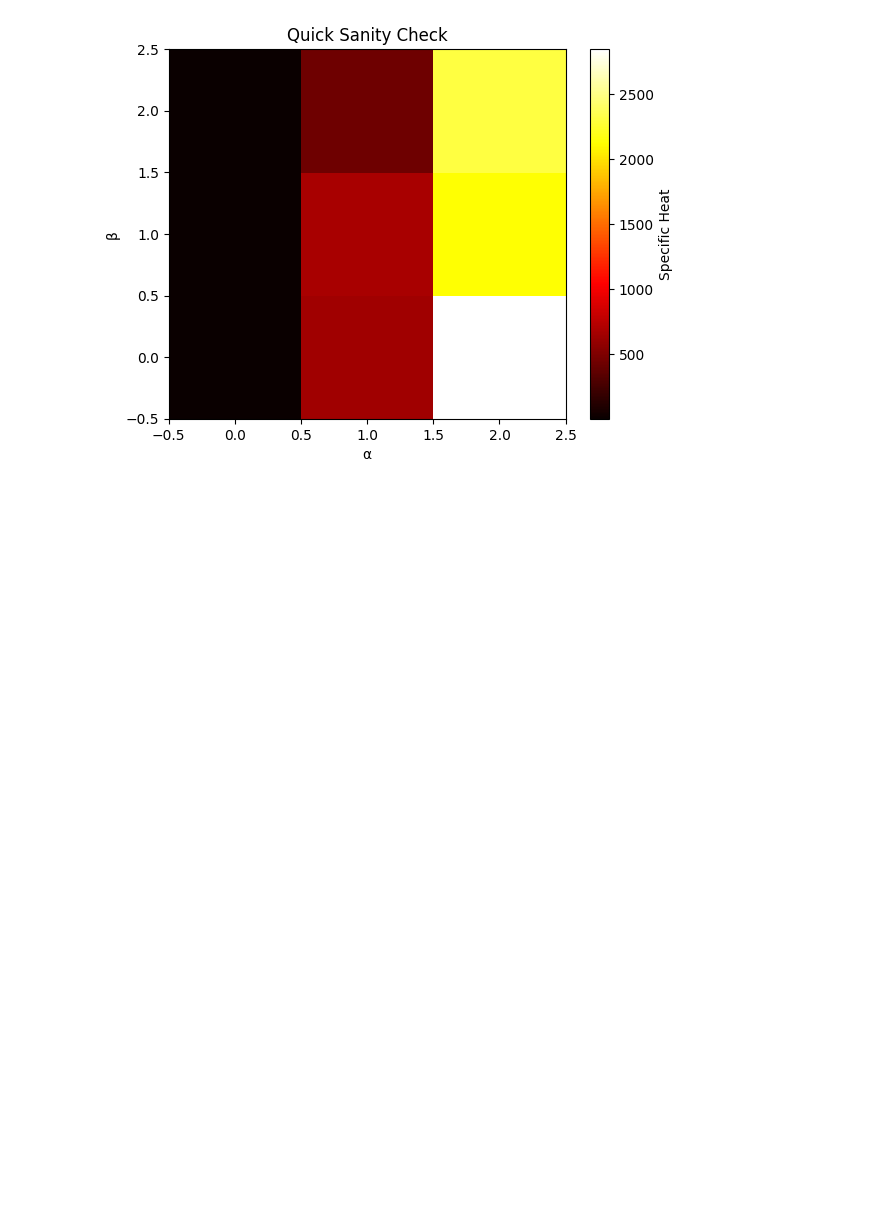
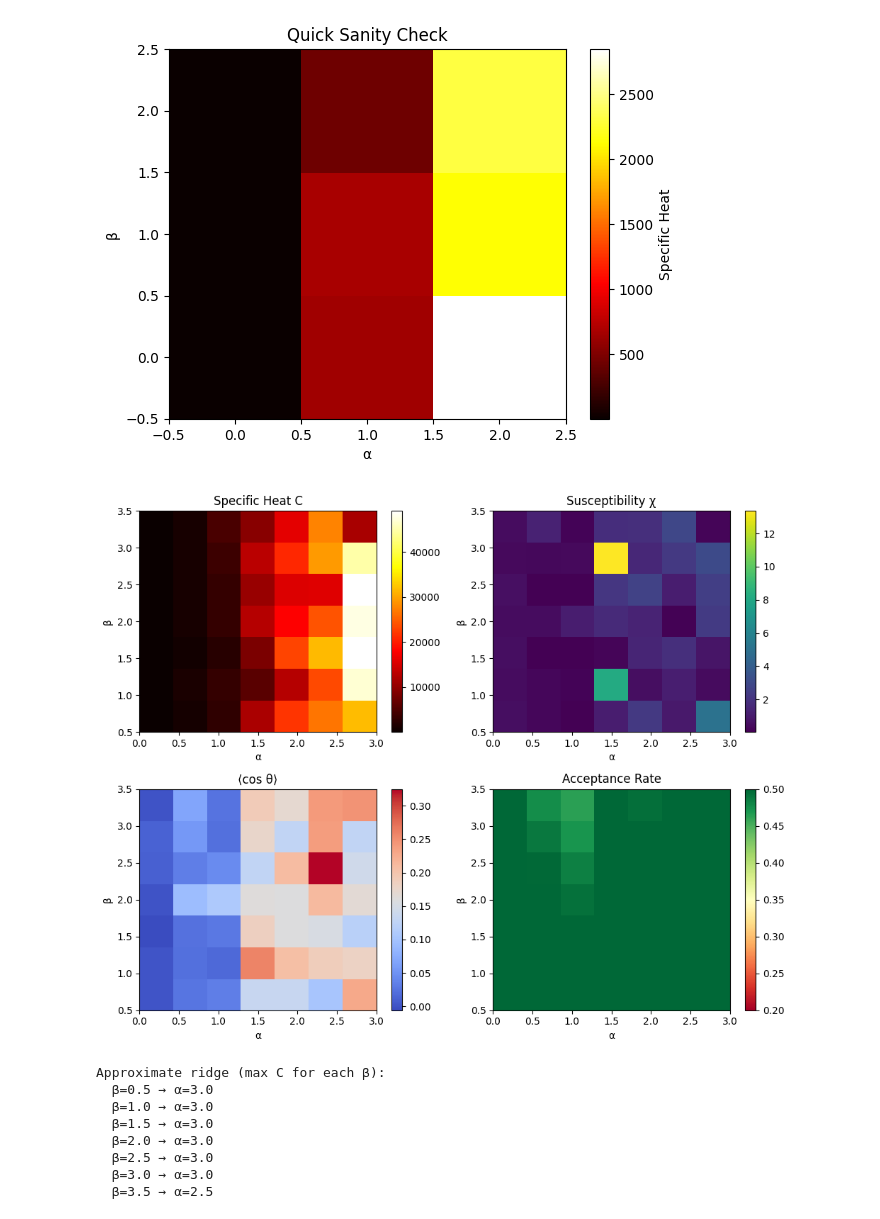
Before and after one commit to adwest87/relational-contrast-sim, a Jupyter notebook: phase_scan.ipynb, the cells around one changed output. Saved outputs shown, nothing was run; the diff lists cells and outputs as text; code cells hidden in the pictures; blank space fills up the shorter version.

```diff
--- a/phase_scan.ipynb
+++ b/phase_scan.ipynb
@@ -41,7 +41,7 @@ import pandas as pd
 import matplotlib.pyplot as plt
 import numpy as np
 
-df = pd.read_csv("medium_scan_results.csv")
+df = pd.read_csv("medium_scan_improved.csv")
 
 fig, axes = plt.subplots(2, 2, figsize=(10, 8))
 
@@ -63,31 +63,41 @@ axes[0,1].set_title('Susceptibility χ')
 axes[0,1].set_xlabel('α'); axes[0,1].set_ylabel('β')
 plt.colorbar(im2, ax=axes[0,1])
 
 # Mean cos theta
 pivot_cos = df.pivot(index="beta", columns="alpha", values="mean_cos")
 im3 = axes[1,0].imshow(pivot_cos, origin='lower', aspect='auto', cmap='coolwarm',
                        extent=[df.alpha.min(), df.alpha.max(),
                               df.beta.min(), df.beta.max()])
 axes[1,0].set_title('⟨cos θ⟩')
 axes[1,0].set_xlabel('α'); axes[1,0].set_ylabel('β')
 plt.colorbar(im3, ax=axes[1,0])
 
 # Acceptance rate
 pivot_acc = df.pivot(index="beta", columns="alpha", values="acc_rate")
 im4 = axes[1,1].imshow(pivot_acc, origin='lower', aspect='auto', cmap='RdYlGn',
                        vmin=0.2, vmax=0.5,
                        extent=[df.alpha.min(), df.alpha.max(),
                               df.beta.min(), df.beta.max()])
 axes[1,1].set_title('Acceptance Rate')
 axes[1,1].set_xlabel('α'); axes[1,1].set_ylabel('β')
 plt.colorbar(im4, ax=axes[1,1])
 
 plt.tight_layout()
-plt.savefig('medium_analysis.png', dpi=150)
+plt.savefig('medium_improved_analysis.png', dpi=150)
 plt.show()
 
 # Find approximate ridge
 c_max_indices = pivot_c.idxmax(axis=1)
 print("\nApproximate ridge (max C for each β):")
 for beta, alpha in c_max_indices.items():
     print(f"  β={beta:.1f} → α={alpha:.1f}")
+# %% [output]
+[figure, added]
+Approximate ridge (max C for each β):
+  β=0.5 → α=3.0
+  β=1.0 → α=3.0
+  β=1.5 → α=3.0
+  β=2.0 → α=3.0
+  β=2.5 → α=3.0
+  β=3.0 → α=3.0
+  β=3.5 → α=2.5
```
Also changed, not shown: 6 other files.
